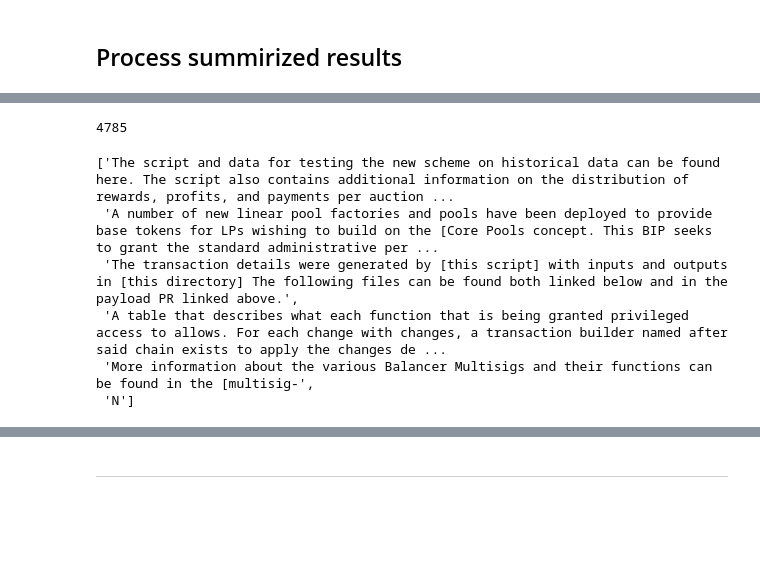
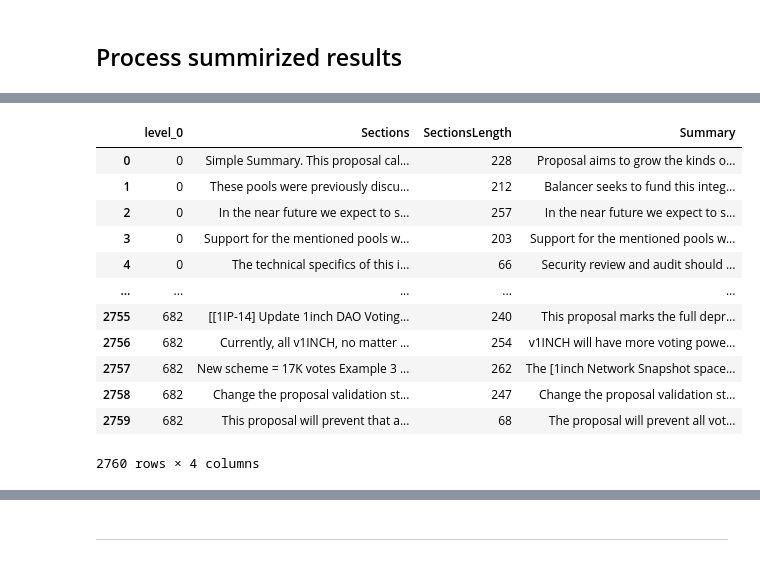
Before and after one commit to gladwel/DIP, a Jupyter notebook: Inference__bart_large_cnn_extractive_ipynb_.ipynb, the cells around one changed output, grey strips where cells are left out. Cells and saved outputs as stored; diff of their text form; code cells hidden in the pictures; blank space fills up the shorter version.

```diff
--- a/Inference__bart_large_cnn_extractive_ipynb_.ipynb
+++ b/Inference__bart_large_cnn_extractive_ipynb_.ipynb
@@ -234,4 +210,0 @@ display(long_speech_split)
-# %%
-for i in long_speech_split['Sections'].to_list()[:20]:
-  print(i)
-  print()
@@ -279,12 +236,15 @@ nlp_summarizer = pipeline("summarization", model="facebook/bart-large-cnn", devi
 
 corpus_long = list(long_speech_split['Sections'].values)
 summaries_list = []
+summaries_list_temp = []
 
-for chunk in corpus_long[0:]:
+
+
+for i, chunk in enumerate(corpus_long[:]):
   chunk_token_len = len(tokenizer.tokenize(chunk))
   max_length = int(chunk_token_len/2) if chunk_token_len > 10 else chunk_token_len
   min_length = int(chunk_token_len/10)
   summary = nlp_summarizer(chunk, max_length=max_length, min_length=min_length, do_sample=False)
-  print('\nChunk:\n', chunk, '\nSummary:\n', summary, f'\nmax={max_length}, min={min_length}, len={len(chunk)}, tok={len(tokenizer.tokenize(chunk))}')
+  print(f'\n{i} Chunk:\n', chunk, '\nSummary:\n', summary, f'\nmax={max_length}, min={min_length}, len={len(chunk)}, tok={len(tokenizer.tokenize(chunk))}')
   summaries_list.append(summary)
 # %% [output]
@@ -372,13 +310,0 @@ summaries_copy = summaries.copy()
-# %%
-len(summaries_copy)
-# %% [output]
-4785
-# %%
-summaries_copy[1750:1756]
-# %% [output]
-['The script and data for testing the new scheme on historical data can be found here. The script also contains additional information on the distribution of rewards, profits, and payments per auction ...
- 'A number of new linear pool factories and pools have been deployed to provide base tokens for LPs wishing to build on the [Core Pools concept. This BIP seeks to grant the standard administrative per ...
- 'The transaction details were generated by [this script] with inputs and outputs in [this directory] The following files can be found both linked below and in the payload PR linked above.',
- 'A table that describes what each function that is being granted privileged access to allows. For each change with changes, a transaction builder named after said chain exists to apply the changes de ...
- 'More information about the various Balancer Multisigs and their functions can be found in the [multisig-',
- 'N']
@@ -388,2 +310,0 @@ for i in range(1010):
-# %%
-long_speech_split["Summary"]=summaries_copy[0:2766]
@@ -392,2 +311,19 @@ long_speech_split
+# %%
+long_speech_split['Summary']=summaries
+long_speech_split
+# %% [output]
+|  | level_0 | Sections | SectionsLength | Summary |
+| 0 | 0 | Simple Summary. This proposal cal... | 228 | Proposal aims to grow the kinds o... |
+| 1 | 0 | These pools were previously discu... | 212 | Balancer seeks to fund this integ... |
+| 2 | 0 | In the near future we expect to s... | 257 | In the near future we expect to s... |
+| 3 | 0 | Support for the mentioned pools w... | 203 | Support for the mentioned pools w... |
+| 4 | 0 | The technical specifics of this i... | 66 | Security review and audit should ... |
+| ... | ... | ... | ... | ... |
+| 2755 | 682 | [[1IP-14] Update 1inch DAO Voting... | 240 | This proposal marks the full depr... |
+| 2756 | 682 | Currently, all v1INCH, no matter ... | 254 | v1INCH will have more voting powe... |
+| 2757 | 682 | New scheme = 17K votes Example 3 ... | 262 | The [1inch Network Snapshot space... |
+| 2758 | 682 | Change the proposal validation st... | 247 | Change the proposal validation st... |
+| 2759 | 682 | This proposal will prevent that a... | 68 | The proposal will prevent all vot... |
+2760 rows × 4 columns
 # %%
 df_summirized = pd.DataFrame()
```
Also changed, not shown: parts of 28 cells of this notebook.
